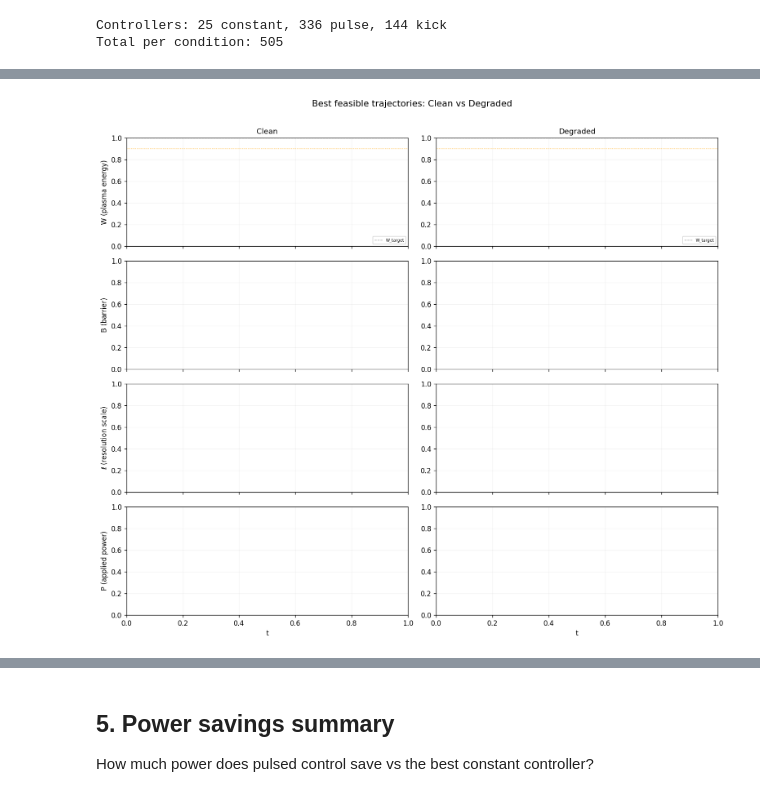
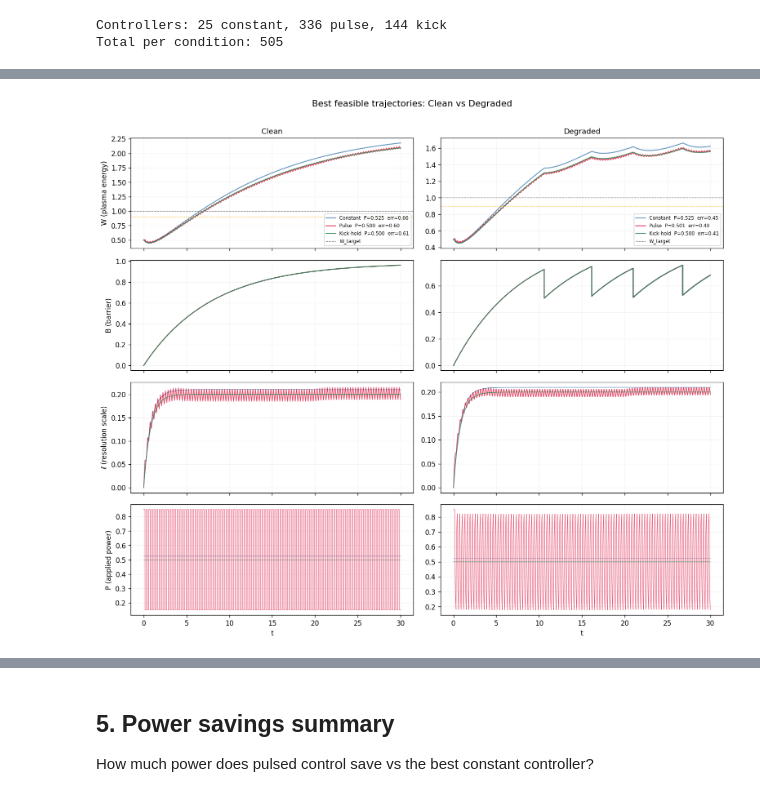
Before and after one commit to Budrink/resolution-limited-control, a Jupyter notebook: plasma_pulse_opt/demo.ipynb, the cells around one changed output, grey strips where cells are left out. Cells and saved outputs as stored; diff of their text form; code cells hidden in the pictures.

```diff
--- a/plasma_pulse_opt/demo.ipynb
+++ b/plasma_pulse_opt/demo.ipynb
@@ -108,8 +141,11 @@ def run_sweep(sample, extra=None, label=""):
         m = compute_metrics(t, W, B, ell, P, W_TARGET, W_MIN_FRAC, ell0=ell0)
         if m["time_below"] <= FEASIBILITY_TOL:
             results["const"].append((m["avg_power"], m["tracking_error"]))
-            if m["avg_power"] < best["const"][1]:
-                best["const"] = ((t, W, B, ell, P, m), m["avg_power"])
+            if m["tracking_error"] < best["const"][1]:
+                best["const"] = ((t, W, B, ell, P, m), m["tracking_error"])
+
+    ERR_TARGET_TOL = 1.15  # pulse/kick must have error <= const * this
+    err_target = best["const"][1] * ERR_TARGET_TOL if best["const"][0] else 1e9
 
     for pb, dp, per, d in PULSE_GRID:
         ctrl = make_pulse_train(pb * P_MAX, dp * P_MAX, per, d, P_MAX)
@@ -117,7 +153,7 @@ def run_sweep(sample, extra=None, label=""):
         m = compute_metrics(t, W, B, ell, P, W_TARGET, W_MIN_FRAC, ell0=ell0)
         if m["time_below"] <= FEASIBILITY_TOL:
             results["pulse"].append((m["avg_power"], m["tracking_error"]))
-            if m["avg_power"] < best["pulse"][1]:
+            if (m["tracking_error"] <= err_target or best["pulse"][0] is None) and m["avg_power"] < best["pulse"][1]:
                 best["pulse"] = ((t, W, B, ell, P, m), m["avg_power"])
 
     for pk, tk, ph, per in KICK_GRID:
@@ -126,7 +162,7 @@ def run_sweep(sample, extra=None, label=""):
         m = compute_metrics(t, W, B, ell, P, W_TARGET, W_MIN_FRAC, ell0=ell0)
         if m["time_below"] <= FEASIBILITY_TOL:
             results["kick"].append((m["avg_power"], m["tracking_error"]))
-            if m["avg_power"] < best["kick"][1]:
+            if (m["tracking_error"] <= err_target or best["kick"][0] is None) and m["avg_power"] < best["kick"][1]:
                 best["kick"] = ((t, W, B, ell, P, m), m["avg_power"])
 
     elapsed = time.time() - t0
@@ -153,23 +232,0 @@ Pulsed controllers that appear below the constant cloud represent power savings.
-# %%
-fig, (ax1, ax2) = plt.subplots(1, 2, figsize=(12, 5))
-
-for ax, res, title in [(ax1, res_clean, "Clean (ideal)"),
-                        (ax2, res_deg, "Degraded (noise + lag + ELM)")]:
-    for pts, color, marker, label in [
-        (res["const"], "steelblue", "o", "Constant"),
-        (res["pulse"], "crimson", "s", "Pulse train"),
-        (res["kick"], "seagreen", "^", "Kick-hold"),
-    ]:
-        if pts:
-            xs, ys = zip(*pts)
-            ax.scatter(xs, ys, c=color, s=15, alpha=0.5, marker=marker, label=label)
-    ax.set_xlabel("Avg power")
-    ax.set_ylabel("Tracking error")
-    ax.set_title(title)
-    ax.legend(fontsize=8)
-    ax.set_xlim(0, 1.05)
-    ax.grid(True, alpha=0.2)
-
-fig.suptitle("Pareto clouds: avg power vs tracking error", fontsize=13)
-fig.tight_layout()
-plt.show()
@@ -186,32 +298,32 @@ fig.suptitle("Best feasible trajectories: Clean vs Degraded", fontsize=13, y=1.0
 
 for col, (bests, title) in enumerate([(best_clean, "Clean"),
                                        (best_deg, "Degraded")]):
     for key, color, label in [("const", "steelblue", "Constant"),
                                ("pulse", "crimson", "Pulse"),
                                ("kick", "seagreen", "Kick-hold")]:
         data = bests[key]
         if data is None:
             continue
         t, W, B, ell_arr, P, m = data
         tag = f"{label}  P\u0304={m['avg_power']:.3f}  err={m['tracking_error']:.2f}"
         axes[0, col].plot(t, W, color=color, lw=1.3, alpha=0.85, label=tag)
         axes[1, col].plot(t, B, color=color, lw=1.3, alpha=0.85)
         axes[2, col].plot(t, ell_arr, color=color, lw=1.0, alpha=0.8)
         axes[3, col].plot(t, P, color=color, lw=0.7, alpha=0.7)
 
     axes[0, col].axhline(W_TARGET, ls="--", c="grey", lw=0.8, label="W_target")
     axes[0, col].axhline(W_MIN_FRAC * W_TARGET, ls=":", c="orange", lw=0.8)
     axes[0, col].set_title(title, fontsize=11)
-    axes[0, col].legend(fontsize=6, loc="lower right")
+    axes[0, col].legend(fontsize=7, loc="lower right")
     axes[3, col].set_xlabel("t")
 
 for row, ylabel in enumerate(["W (plasma energy)", "B (barrier)",
                                "\u2113 (resolution scale)", "P (applied power)"]):
     axes[row, 0].set_ylabel(ylabel)
     for c in range(2):
         axes[row, c].grid(True, alpha=0.15)
 
 fig.tight_layout()
 plt.show()
 # %% [output]
-[figure, old version]
+[figure, new version]
```
Also changed, not shown: parts of 20 cells of this notebook, 6 other files.
